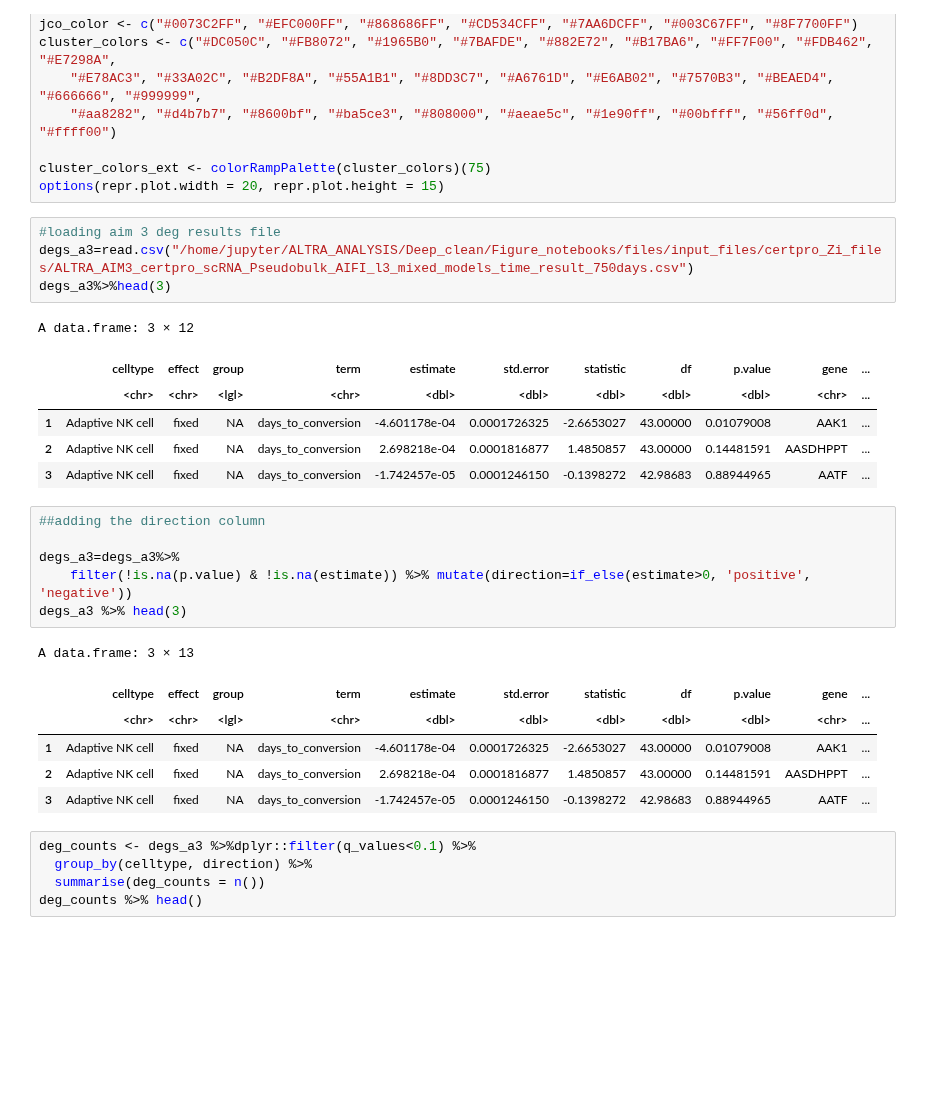
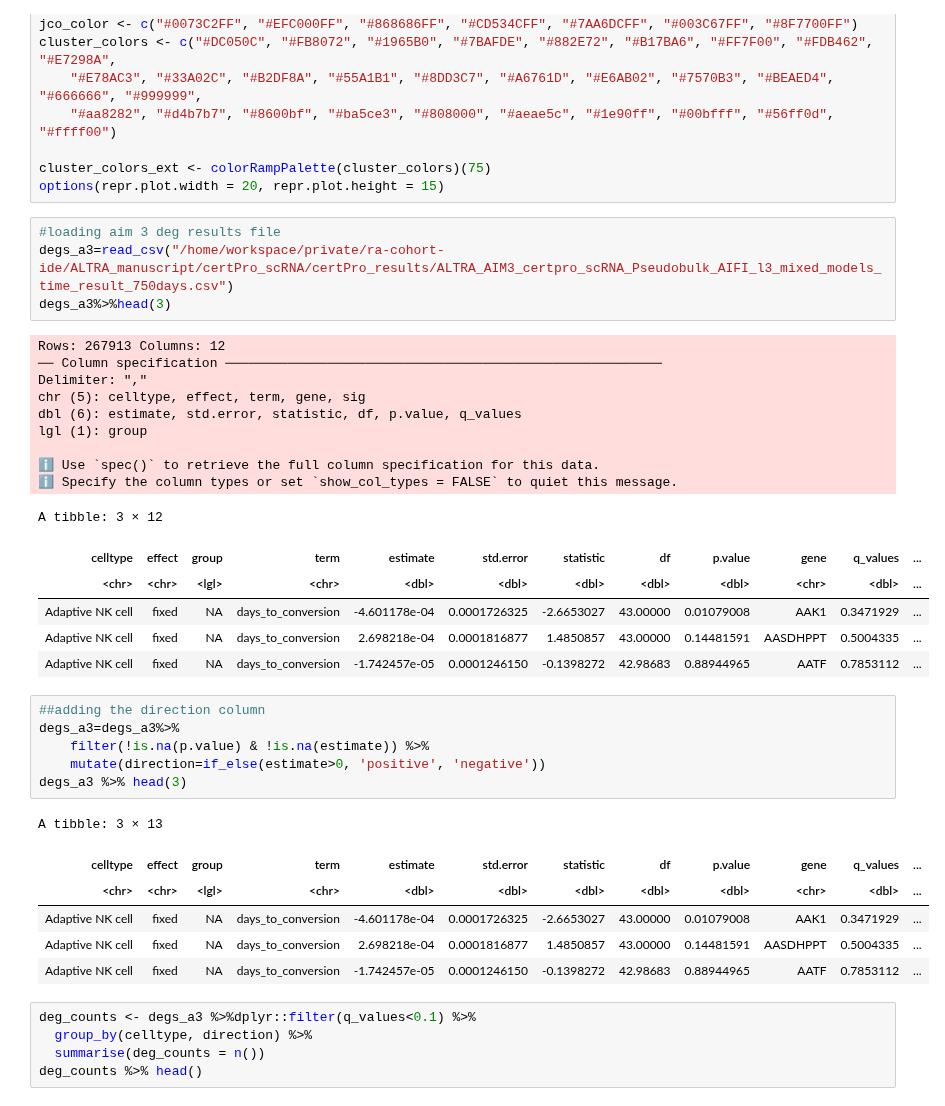
Before and after one commit to aifimmunology/ALTRA-manuscript, a Jupyter notebook: Figures/Figure2/Figure_2C_v2.ipynb, the cells around one changed output. Drawn from its saved outputs; the diff is of its cells as text; blank space fills up the shorter version.

```diff
--- a/Figures/Figure2/Figure_2C_v2.ipynb
+++ b/Figures/Figure2/Figure_2C_v2.ipynb
@@ -38,28 +38,37 @@ cluster_colors_ext <- colorRampPalette(cluster_colors)(75)
 options(repr.plot.width = 20, repr.plot.height = 15)
 # %%
 #loading aim 3 deg results file
-degs_a3=read.csv("/home/jupyter/ALTRA_ANALYSIS/Deep_clean/Figure_notebooks/files/input_files/certpro_Zi_files/ALTRA_AIM3_certpro_scRNA_Pseudobulk_AIFI_l3_mixed_models_time_result_750days.csv")
+degs_a3=read_csv("/home/workspace/private/ra-cohort-ide/ALTRA_manuscript/certPro_scRNA/certPro_results/ALTRA_AIM3_certpro_scRNA_Pseudobulk_AIFI_l3_mixed_models_time_result_750days.csv")
 degs_a3%>%head(3)
 # %% [output]
-A data.frame: 3 × 12
+Rows: 267913 Columns: 12
+── Column specification ────────────────────────────────────────────────────────
+Delimiter: ","
+chr (5): celltype, effect, term, gene, sig
+dbl (6): estimate, std.error, statistic, df, p.value, q_values
+lgl (1): group
+
+ℹ Use `spec()` to retrieve the full column specification for this data.
+ℹ Specify the column types or set `show_col_types = FALSE` to quiet this message.
+A tibble: 3 × 12
-|  | celltype | effect | group | term | estimate | std.error | statistic | df | p.value | gene | ... |
-|  | <chr> | <chr> | <lgl> | <chr> | <dbl> | <dbl> | <dbl> | <dbl> | <dbl> | <chr> | ... |
-| 1 | Adaptive NK cell | fixed | NA | days_to_conversion | -4.601178e-04 | 0.0001726325 | -2.6653027 | 43.00000 | 0.01079008 | AAK1 | ... |
-| 2 | Adaptive NK cell | fixed | NA | days_to_conversion | 2.698218e-04 | 0.0001816877 | 1.4850857 | 43.00000 | 0.14481591 | AASDHPPT | ... |
-| 3 | Adaptive NK cell | fixed | NA | days_to_conversion | -1.742457e-05 | 0.0001246150 | -0.1398272 | 42.98683 | 0.88944965 | AATF | ... |
+| celltype | effect | group | term | estimate | std.error | statistic | df | p.value | gene | q_values | ... |
+| <chr> | <chr> | <lgl> | <chr> | <dbl> | <dbl> | <dbl> | <dbl> | <dbl> | <chr> | <dbl> | ... |
+| Adaptive NK cell | fixed | NA | days_to_conversion | -4.601178e-04 | 0.0001726325 | -2.6653027 | 43.00000 | 0.01079008 | AAK1 | 0.3471929 | ... |
+| Adaptive NK cell | fixed | NA | days_to_conversion | 2.698218e-04 | 0.0001816877 | 1.4850857 | 43.00000 | 0.14481591 | AASDHPPT | 0.5004335 | ... |
+| Adaptive NK cell | fixed | NA | days_to_conversion | -1.742457e-05 | 0.0001246150 | -0.1398272 | 42.98683 | 0.88944965 | AATF | 0.7853112 | ... |
 # %%
 ##adding the direction column
-
 degs_a3=degs_a3%>%
-    filter(!is.na(p.value) & !is.na(estimate)) %>% mutate(direction=if_else(estimate>0, 'positive', 'negative'))
+    filter(!is.na(p.value) & !is.na(estimate)) %>%
+    mutate(direction=if_else(estimate>0, 'positive', 'negative'))
 degs_a3 %>% head(3)
 # %% [output]
-A data.frame: 3 × 13
+A tibble: 3 × 13
-|  | celltype | effect | group | term | estimate | std.error | statistic | df | p.value | gene | ... |
-|  | <chr> | <chr> | <lgl> | <chr> | <dbl> | <dbl> | <dbl> | <dbl> | <dbl> | <chr> | ... |
-| 1 | Adaptive NK cell | fixed | NA | days_to_conversion | -4.601178e-04 | 0.0001726325 | -2.6653027 | 43.00000 | 0.01079008 | AAK1 | ... |
-| 2 | Adaptive NK cell | fixed | NA | days_to_conversion | 2.698218e-04 | 0.0001816877 | 1.4850857 | 43.00000 | 0.14481591 | AASDHPPT | ... |
-| 3 | Adaptive NK cell | fixed | NA | days_to_conversion | -1.742457e-05 | 0.0001246150 | -0.1398272 | 42.98683 | 0.88944965 | AATF | ... |
+| celltype | effect | group | term | estimate | std.error | statistic | df | p.value | gene | q_values | ... |
+| <chr> | <chr> | <lgl> | <chr> | <dbl> | <dbl> | <dbl> | <dbl> | <dbl> | <chr> | <dbl> | ... |
+| Adaptive NK cell | fixed | NA | days_to_conversion | -4.601178e-04 | 0.0001726325 | -2.6653027 | 43.00000 | 0.01079008 | AAK1 | 0.3471929 | ... |
+| Adaptive NK cell | fixed | NA | days_to_conversion | 2.698218e-04 | 0.0001816877 | 1.4850857 | 43.00000 | 0.14481591 | AASDHPPT | 0.5004335 | ... |
+| Adaptive NK cell | fixed | NA | days_to_conversion | -1.742457e-05 | 0.0001246150 | -0.1398272 | 42.98683 | 0.88944965 | AATF | 0.7853112 | ... |
 # %%
 deg_counts <- degs_a3 %>%dplyr::filter(q_values<0.1) %>%
   group_by(celltype, direction) %>%
```
Also changed, not shown: parts of 5 cells of this notebook.
